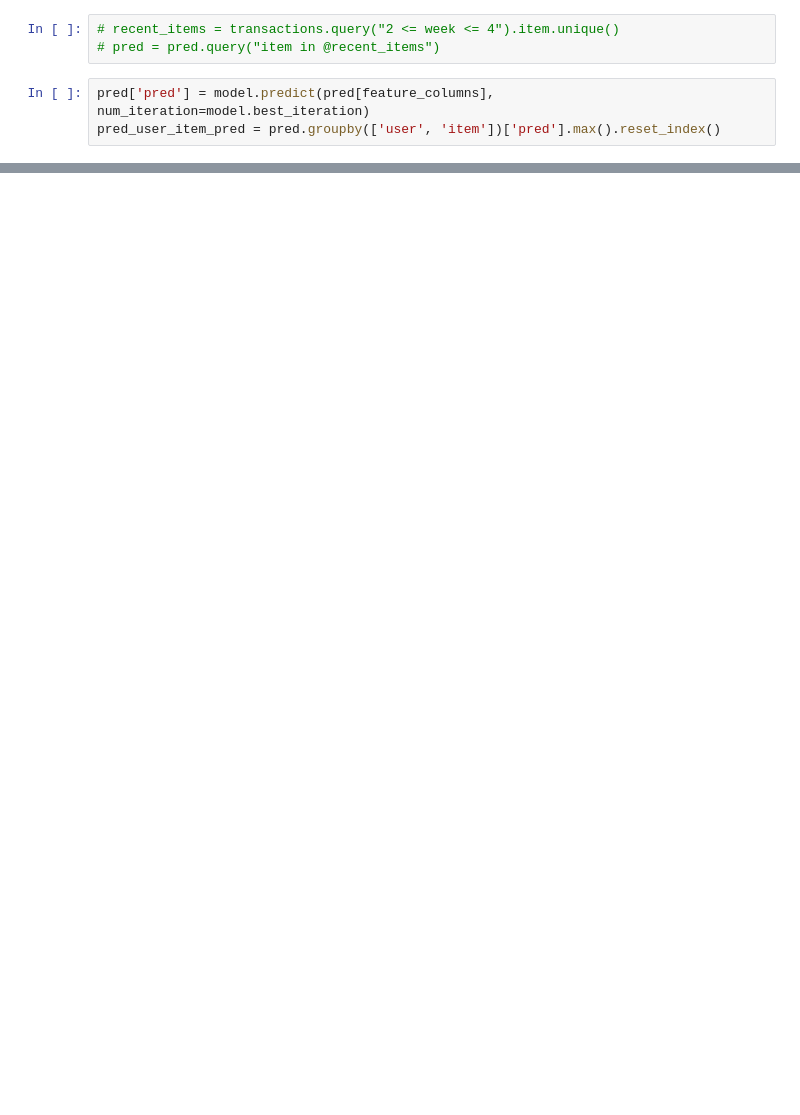
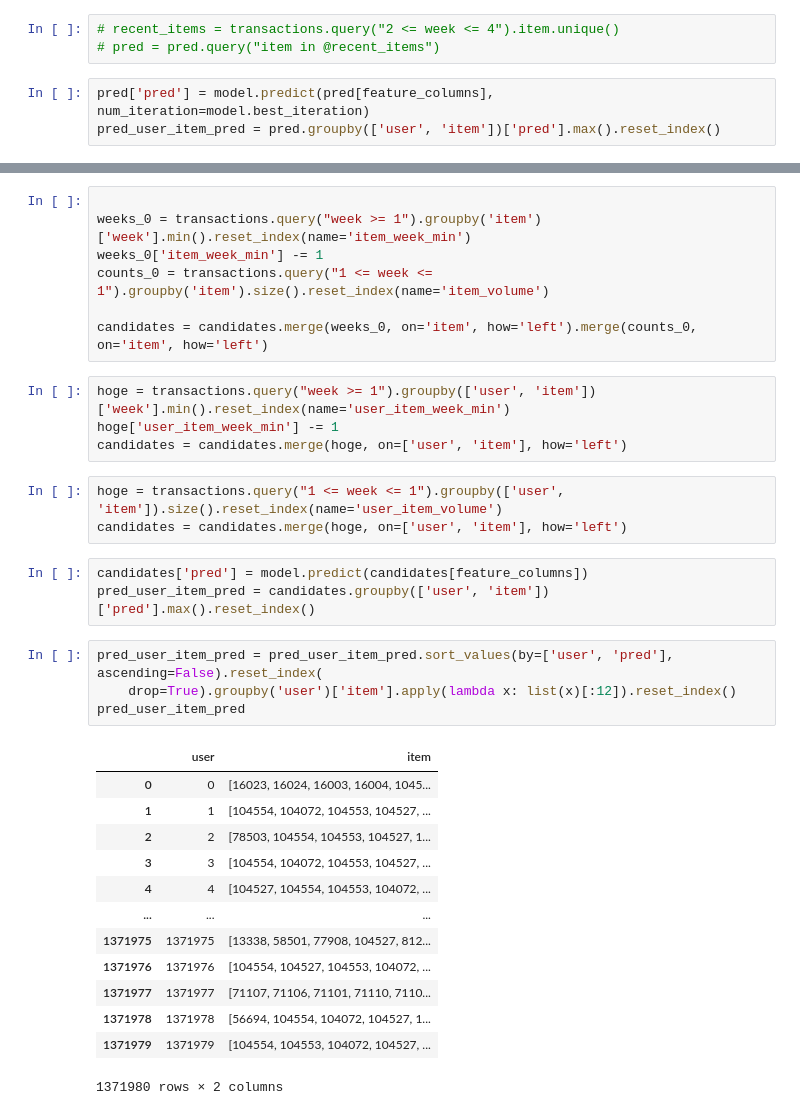
Before and after one commit to ryowk/kaggle-h-and-m-personalized-fashion-recommendations, a Jupyter notebook: eda.ipynb, the cells around one changed output, grey strips where cells are left out. Cells and saved outputs as stored; diff of their text form; blank space fills up the shorter version.

```diff
--- a/eda.ipynb
+++ b/eda.ipynb
@@ -452,0 +497,35 @@ mapk(merged['gt'], merged['item'])
+# %%
+
+weeks_0 = transactions.query("week >= 1").groupby('item')['week'].min().reset_index(name='item_week_min')
+weeks_0['item_week_min'] -= 1
+counts_0 = transactions.query("1 <= week <= 1").groupby('item').size().reset_index(name='item_volume')
+
+candidates = candidates.merge(weeks_0, on='item', how='left').merge(counts_0, on='item', how='left')
+# %%
+hoge = transactions.query("week >= 1").groupby(['user', 'item'])['week'].min().reset_index(name='user_item_week_min')
+hoge['user_item_week_min'] -= 1
+candidates = candidates.merge(hoge, on=['user', 'item'], how='left')
+# %%
+hoge = transactions.query("1 <= week <= 1").groupby(['user', 'item']).size().reset_index(name='user_item_volume')
+candidates = candidates.merge(hoge, on=['user', 'item'], how='left')
+# %%
+candidates['pred'] = model.predict(candidates[feature_columns])
+pred_user_item_pred = candidates.groupby(['user', 'item'])['pred'].max().reset_index()
+# %%
+pred_user_item_pred = pred_user_item_pred.sort_values(by=['user', 'pred'], ascending=False).reset_index(
+    drop=True).groupby('user')['item'].apply(lambda x: list(x)[:12]).reset_index()
+pred_user_item_pred
+# %% [output]
+|  | user | item |
+| 0 | 0 | [16023, 16024, 16003, 16004, 1045... |
+| 1 | 1 | [104554, 104072, 104553, 104527, ... |
+| 2 | 2 | [78503, 104554, 104553, 104527, 1... |
+| 3 | 3 | [104554, 104072, 104553, 104527, ... |
+| 4 | 4 | [104527, 104554, 104553, 104072, ... |
+| ... | ... | ... |
+| 1371975 | 1371975 | [13338, 58501, 77908, 104527, 812... |
+| 1371976 | 1371976 | [104554, 104527, 104553, 104072, ... |
+| 1371977 | 1371977 | [71107, 71106, 71101, 71110, 7110... |
+| 1371978 | 1371978 | [56694, 104554, 104072, 104527, 1... |
+| 1371979 | 1371979 | [104554, 104553, 104072, 104527, ... |
+1371980 rows × 2 columns
```
Also changed, not shown: parts of 25 cells of this notebook.
